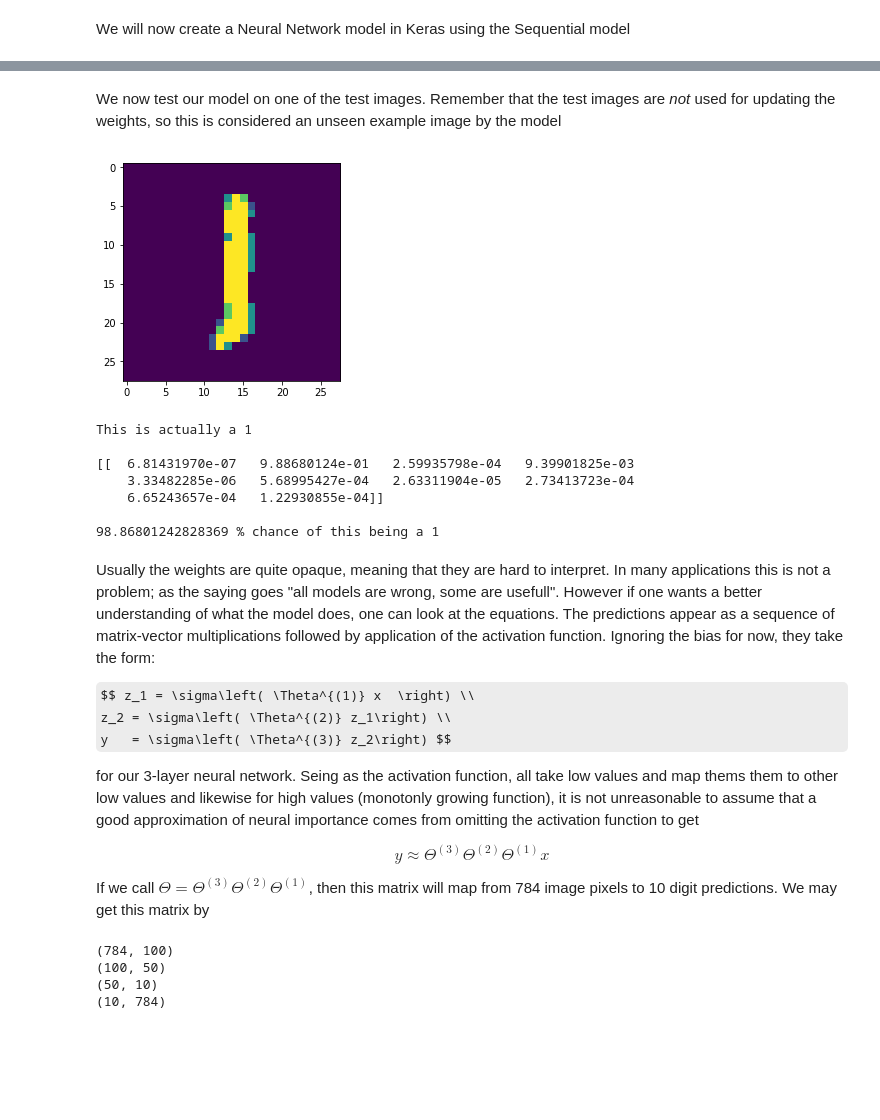
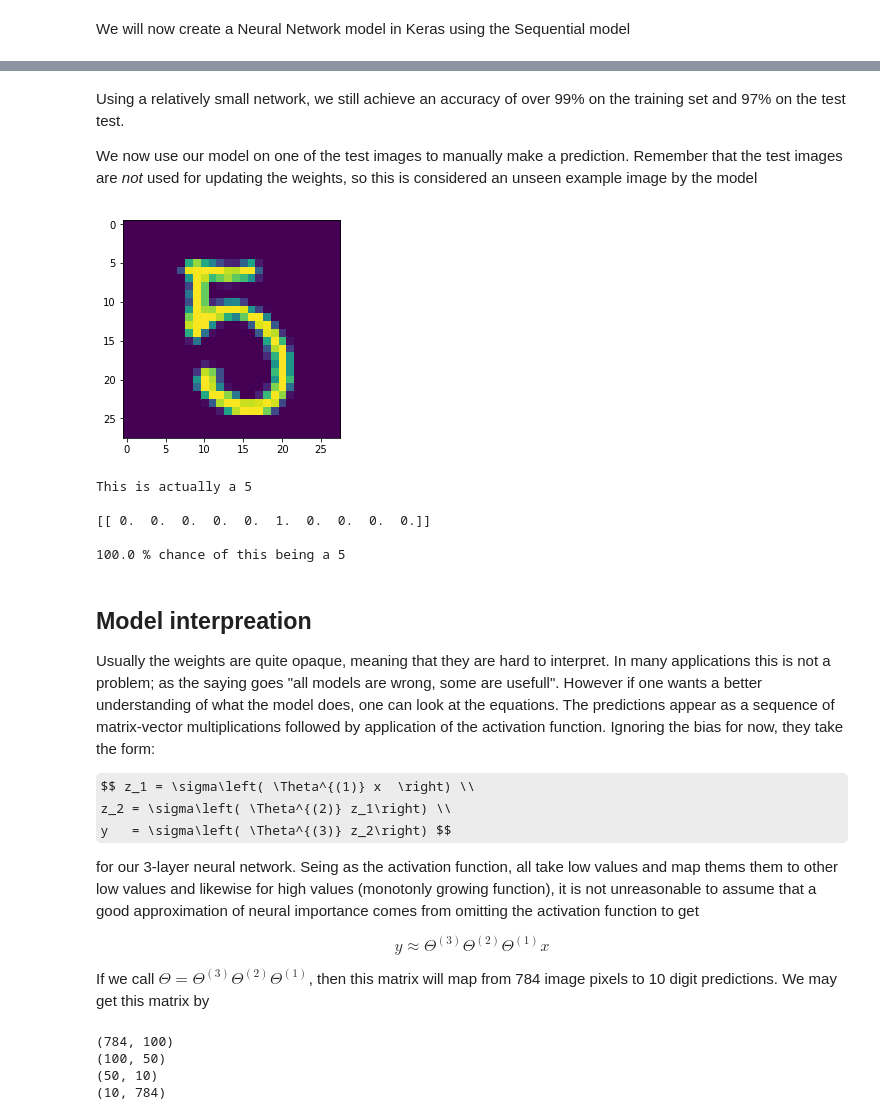
Before and after one commit to sintefmath/GeiloWinterSchool2018, a Jupyter notebook: course_material/Aritifial_Neural_Network.ipynb, the cells around one changed output, grey strips where cells are left out. Saved outputs shown, nothing was run; the diff lists cells and outputs as text; code cells hidden in the pictures; some formulas as TeX source; blank space fills up the shorter version.

```diff
--- a/course_material/Aritifial_Neural_Network.ipynb
+++ b/course_material/Aritifial_Neural_Network.ipynb
@@ -264,2 +119,0 @@ def randInitializeWeights(L_in, L_out):
-# %%
-(X_train, y_train), (X_test, y_test) = mnist.load_data()
@@ -369,8 +154,9 @@ We will now convert the input data to the right representation
 from sklearn.preprocessing import LabelBinarizer
 
 # all inputs are defined as vectors, i.e. we collapse a 28x28 image to a 784 feature vector
-X  = X_train.reshape(60000,784)
-Xt = X_test.reshape(10000,784)
+# all inputs should be scaled to the range [0,1] (images are in the range [0,255])
+X  = X_train.reshape(60000,784) / 255
+Xt = X_test.reshape( 10000,784) / 255
 
 # all outputs are defined as categorical values. We do a one-hot encoding of these
 categorical_transform = LabelBinarizer().fit(np.arange(10)) # labels are in the range [0,10]
@@ -401,10 +232,10 @@ from keras.layers import Dense
 model = Sequential()
 
 # add the first layer, this *requires* you to specify the input dimension (our 28*28=784 px images)
-model.add(Dense(input_dim=784, units = 100, activation='sigmoid'))
+model.add(Dense(input_dim=784, units = 100, activation='relu'))
 
 # add the second layer. All layers require you to specify the number of neurons (units)
-model.add(Dense(               units =  50, activation='sigmoid'))
+model.add(Dense(               units =  50, activation='relu'))
 
 # the third and final output layer. We here use the 'softmax' activation function since we want to classify
 # the numbers [0-9] with a percentage prediction
@@ -442,32 +280,35 @@ Epoch 10/10
 <keras.callbacks.History at 0x...>
 # %% [markdown]
-We now test our model on one of the test images. Remember that the test images are *not* used for updating the weights, so this is considered an unseen example image by the model
+Using a relatively small network, we still achieve an accuracy of over 99% on the training set and 97% on the test test.
+
+We now use our model on one of the test images to manually make a prediction. Remember that the test images are *not* used for updating the weights, so this is considered an unseen example image by the model
 # %%
-i = 14 # choose one test image index
+i = 207 # choose one test image index
 
 # show one of the test images
 plt.imshow(X_test[i,:,:])
 plt.show()
 print('This is actually a', y_test[i]) # this is what it is *supposed* to be
 print()
 
 # do a prediction using our model
 prediction = model.predict(X_test[i,:,:].reshape(1,28*28)) # remember to roll the image data into a vector
 
+
 # the prediction is a vector of 10 (output nodes) with % probability of that being the shown digit (softmax function)
 print(prediction)
 print()
 print('{} % chance of this being a {}'.format(prediction[0,y_test[i]]*100, y_test[i]))
 # %% [output]
-[figure, old version]
+[figure, new version]
-This is actually a 1
+This is actually a 5
 
-[[  6.81431970e-07   9.88680124e-01   2.59935798e-04   9.39901825e-03
-    3.33482285e-06   5.68995427e-04   2.63311904e-05   2.73413723e-04
-    6.65243657e-04   1.22930855e-04]]
+[[ 0.  0.  0.  0.  0.  1.  0.  0.  0.  0.]]
 
-98.86801242828369 % chance of this being a 1
+100.0 % chance of this being a 5
 # %% [markdown]
+## Model interpreation
+
 Usually the weights are quite opaque, meaning that they are hard to interpret. In many applications this is not a problem; as the saying goes "all models are wrong, some are usefull". However if one wants a better understanding of what the model does, one can look at the equations. The predictions appear as a sequence of matrix-vector multiplications followed by application of the activation function. Ignoring the bias for now, they take the form:
 
 $$ z_1 = \sigma\left( \Theta^{(1)} x  \right) \\
```
Also changed, not shown: parts of 46 cells of this notebook.
